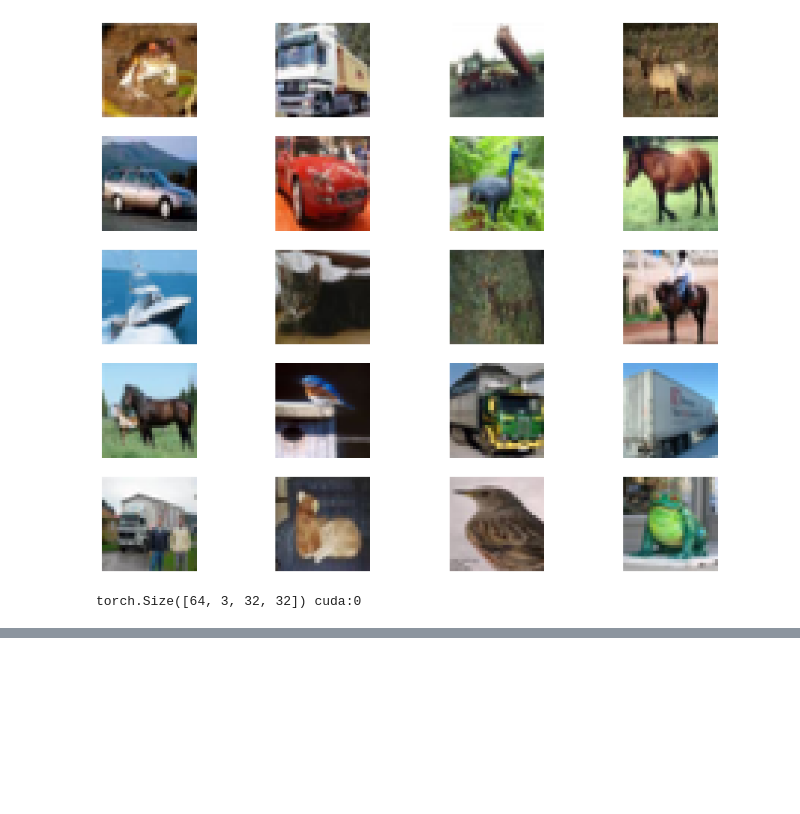
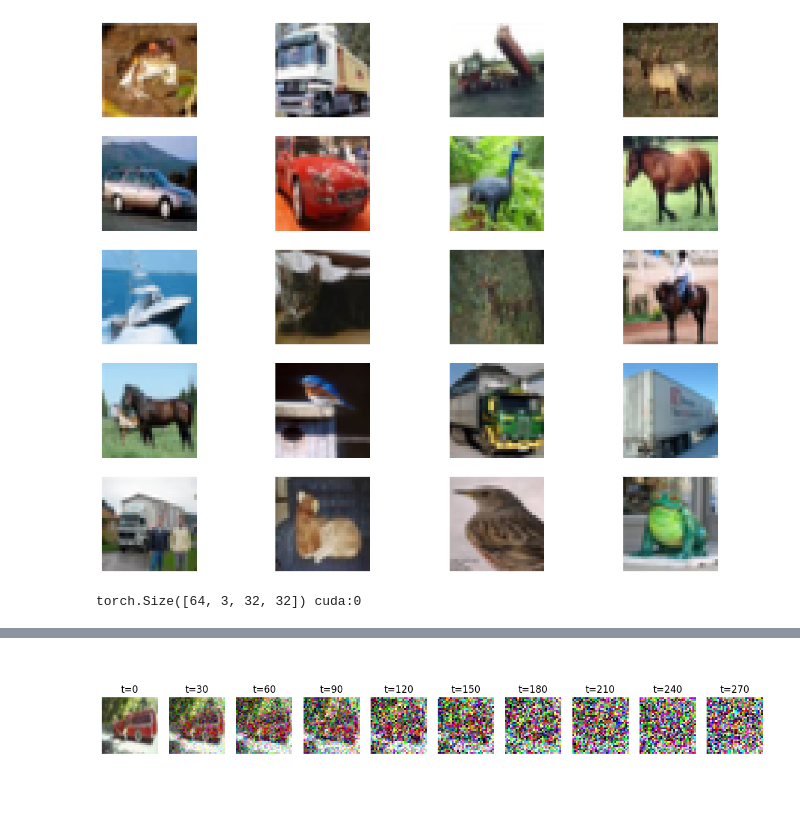
Before and after one commit to varshhhy7/probabilistic-diffusion, a Jupyter notebook: Diffusion_probabilstic_model.ipynb, the cells around one changed output, grey strips where cells are left out. Cells and saved outputs as stored; diff of their text form; code cells hidden in the pictures; blank space fills up the shorter version.

Commit message:
Add forward diffusion sanity check visualization

```diff
--- a/Diffusion_probabilstic_model.ipynb
+++ b/Diffusion_probabilstic_model.ipynb
@@ -199,0 +137,33 @@ WARNING:matplotlib.image:Clipping input data to the valid range for imshow with
+# %%
+import matplotlib.pyplot as plt
+
+images, _ = next(iter(train_loader))
+images = images.to(device)
+
+num_images = 10
+stepsize = T // num_images
+
+plt.figure(figsize=(15, 3))
+plt.axis("off")
+
+for i, idx in enumerate(range(0, T, stepsize)):
+    t = torch.full(
+        (images.size(0),),
+        idx,
+        device=device,
+        dtype=torch.long
+    )
+
+    x_t, _ = forward_diffusion_sample(images, t)
+
+    img = x_t[0]
+    img = (img + 1) / 2              # unnormalize
+    img = img.permute(1, 2, 0).cpu() # CHW → HWC
+
+    plt.subplot(1, num_images, i + 1)
+    plt.imshow(img)
+    plt.title(f"t={idx}")
+    plt.axis("off")
+
+plt.show()
+# %% [output]
@@ -199,0 +179 @@ WARNING:matplotlib.image:Clipping input data to the valid range for imshow with
+[figure, added]
```
Also changed, not shown: parts of 3 cells of this notebook.
